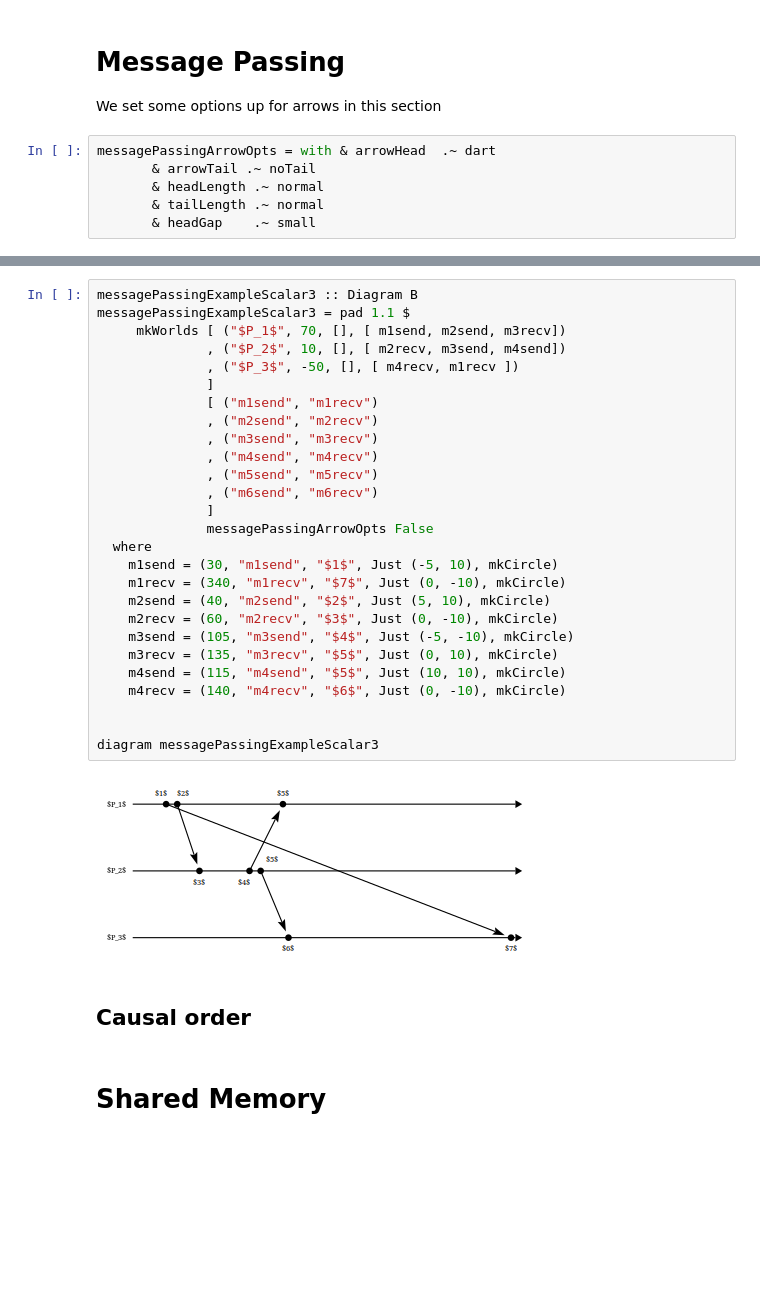
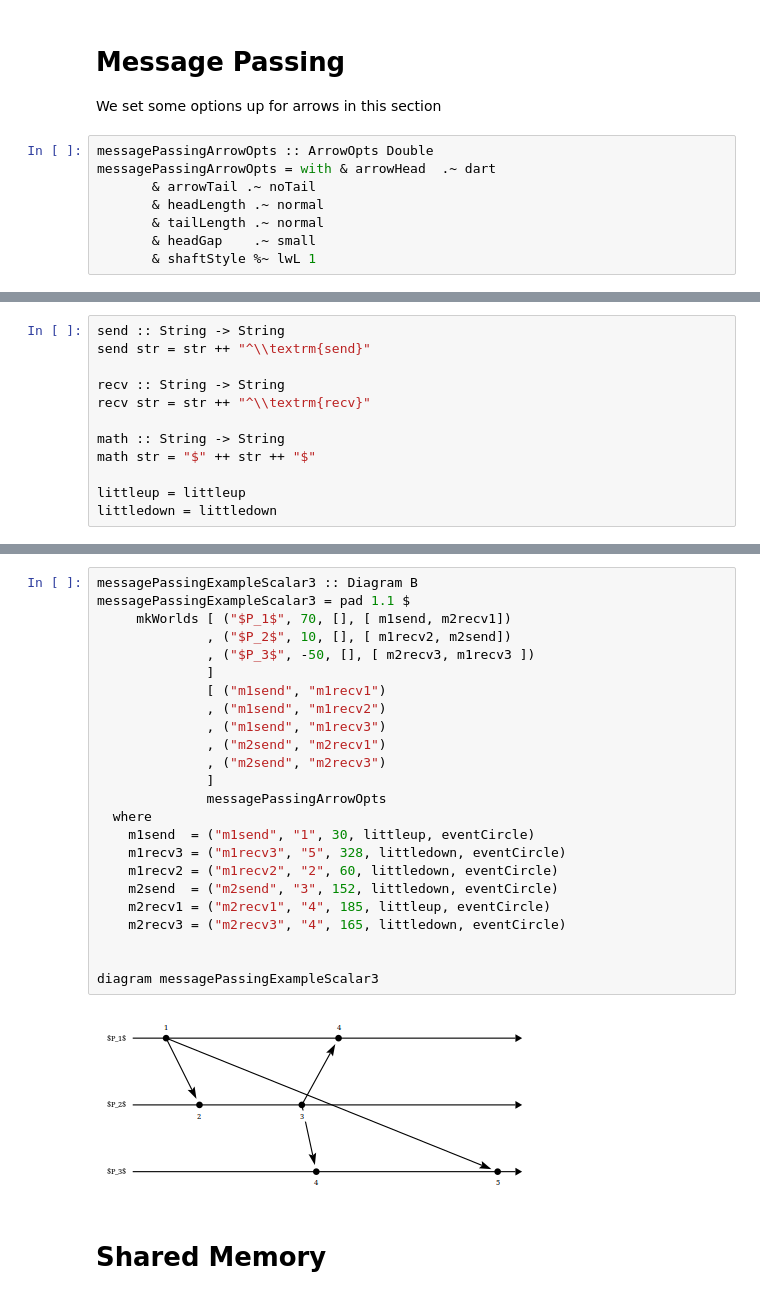
Before and after one commit to dunnl/distributed-systems-art, a Jupyter notebook: notebooks/Diagrams.ipynb, the cells around one changed output, grey strips where cells are left out. Saved outputs shown, nothing was run; the diff lists cells and outputs as text; blank space fills up the shorter version.

```diff
--- a/notebooks/Diagrams.ipynb
+++ b/notebooks/Diagrams.ipynb
@@ -154,8 +153,10 @@ mkWorlds worlds points opts dashed =
 
 We set some options up for arrows in this section
 # %%
+messagePassingArrowOpts :: ArrowOpts Double
 messagePassingArrowOpts = with & arrowHead  .~ dart
        & arrowTail .~ noTail
        & headLength .~ normal
        & tailLength .~ normal
        & headGap    .~ small
+       & shaftStyle %~ lwL 1
@@ -163,0 +163,12 @@ messagePassingArrowOpts = with & arrowHead  .~ dart
+# %%
+send :: String -> String
+send str = str ++ "^\\textrm{send}"
+
+recv :: String -> String
+recv str = str ++ "^\\textrm{recv}"
+
+math :: String -> String
+math str = "$" ++ str ++ "$"
+
+littleup = littleup
+littledown = littledown
@@ -328,33 +338,28 @@ diagram messagePassingExample3
 # %%
 messagePassingExampleScalar3 :: Diagram B
 messagePassingExampleScalar3 = pad 1.1 $
-     mkWorlds [ ("$P_1$", 70, [], [ m1send, m2send, m3recv])
-              , ("$P_2$", 10, [], [ m2recv, m3send, m4send])
-              , ("$P_3$", -50, [], [ m4recv, m1recv ])
+     mkWorlds [ ("$P_1$", 70, [], [ m1send, m2recv1])
+              , ("$P_2$", 10, [], [ m1recv2, m2send])
+              , ("$P_3$", -50, [], [ m2recv3, m1recv3 ])
               ]
-              [ ("m1send", "m1recv")
-              , ("m2send", "m2recv")
-              , ("m3send", "m3recv")
-              , ("m4send", "m4recv")
-              , ("m5send", "m5recv")
-              , ("m6send", "m6recv")
+              [ ("m1send", "m1recv1")
+              , ("m1send", "m1recv2")
+              , ("m1send", "m1recv3")
+              , ("m2send", "m2recv1")
+              , ("m2send", "m2recv3")
               ]
-              messagePassingArrowOpts False
+              messagePassingArrowOpts
   where
-    m1send = (30, "m1send", "$1$", Just (-5, 10), mkCircle)
-    m1recv = (340, "m1recv", "$7$", Just (0, -10), mkCircle)
-    m2send = (40, "m2send", "$2$", Just (5, 10), mkCircle)
-    m2recv = (60, "m2recv", "$3$", Just (0, -10), mkCircle)
-    m3send = (105, "m3send", "$4$", Just (-5, -10), mkCircle)
-    m3recv = (135, "m3recv", "$5$", Just (0, 10), mkCircle)
-    m4send = (115, "m4send", "$5$", Just (10, 10), mkCircle)
-    m4recv = (140, "m4recv", "$6$", Just (0, -10), mkCircle)
+    m1send  = ("m1send", "1", 30, littleup, eventCircle)
+    m1recv3 = ("m1recv3", "5", 328, littledown, eventCircle)
+    m1recv2 = ("m1recv2", "2", 60, littledown, eventCircle)
+    m2send  = ("m2send", "3", 152, littledown, eventCircle)
+    m2recv1 = ("m2recv1", "4", 185, littleup, eventCircle)
+    m2recv3 = ("m2recv3", "4", 165, littledown, eventCircle)
 
 
 diagram messagePassingExampleScalar3
 # %% [output]
-[figure, old version]
+[figure, new version]
-# %% [markdown]
-## Causal order
 # %% [markdown]
 # Shared Memory
```
Also changed, not shown: parts of 27 cells of this notebook.
